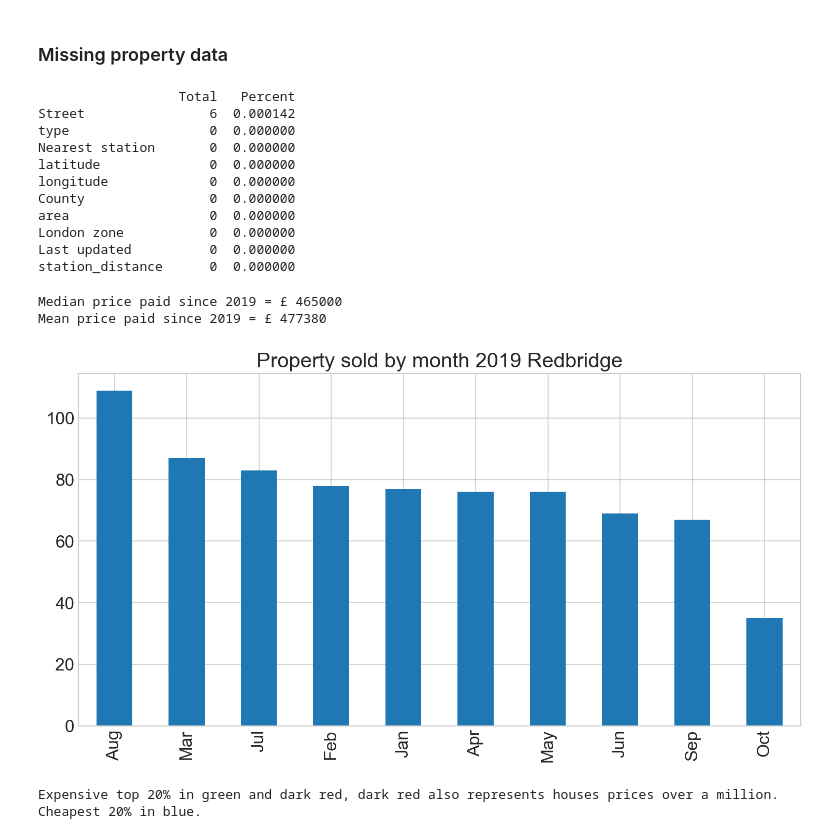
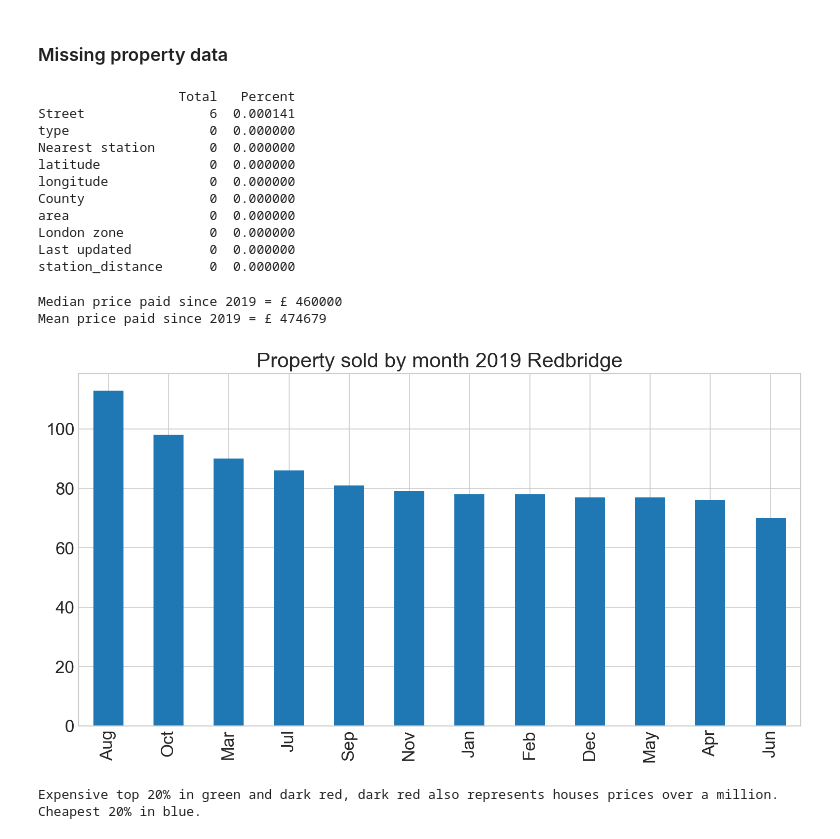
Before and after one commit to khalidhu/property_analysis, a Jupyter notebook: land_registry_data_Redbridge.ipynb, the cells around one changed output. Drawn from its saved outputs; the diff is of its cells as text; code cells hidden in the pictures.

```diff
--- a/land_registry_data_Redbridge.ipynb
+++ b/land_registry_data_Redbridge.ipynb
@@ -63,8 +63,8 @@ To toggle on/off the raw code, click <a href="javascript:code_toggle()">here</a>
 #= ['E4','E10','E11','E17']
 #= ['NG2','NG5','NG7','NG11','NG8']
 
-start_date = date(date.today().year -2, 1, 1).strftime('%Y-%m-%d')
-end_date = date(date.today().year, 12, 31).strftime('%Y-%m-%d')
+start_date = date(date.today().year -3, 1, 1).strftime('%Y-%m-%d')
+end_date = date(date.today().year -1, 12, 31).strftime('%Y-%m-%d')
 
 
 #print(start_date[:4],end_date)
@@ -75,7 +75,7 @@ def trim_all_columns(df):
     """
     trimStrings = lambda x: x.strip() if type(x) is str else x
     df_out = df.applymap(trimStrings)
-    return df_out
+    yield df_out
 
 def set_property_type(df,lookup):
     """
@@ -87,7 +87,7 @@ def set_property_type(df,lookup):
     O: Other
     """
     df_out = df['property_type'].map(lookup)
-    return df_out
+    yield df_out
 
 def missig_data(data):
     """
@@ -119,7 +119,7 @@ def remove_null_rows(df, col):
     """
     out_df = df.loc[df[col].notnull()]
     out_df.reset_index(inplace = True, drop = True)
-    return out_df
+    yield out_df
 
 def query_latitude_longtitude(area):
     """
@@ -249,7 +257,7 @@ Index(['postcode', 'latitude', 'longitude', 'County', 'area', 'London zone',
 print(missig_data(data).head(10))
 # %% [output]
                   Total   Percent
-Street                6  0.000142
+Street                6  0.000141
 type                  0  0.000000
 Nearest station       0  0.000000
 latitude              0  0.000000
@@ -284,18 +292,18 @@ def query_postcode_lon_lat(lon,lat):
 city = data['town/city'].dropna().unique()
 city = ' '.join(city).capitalize()
 # %%
-avg_start_date =date(date.today().year, 1, 1).strftime('%Y-%m-%d')
+avg_start_date = date(date.today().year -1, 1, 1).strftime('%Y-%m-%d')
 avg = filter_data( data,avg_start_date, end_date)
 
 bar_title = "Property sold by month {0} {1}".format(avg_start_date[:4],area)
 monthly_sales(avg).plot(x='date_of_transfer', kind='bar', title=bar_title)
 
 print('Median price paid since 2019 = £ %d' % np.median(avg['price']))
 print('Mean price paid since 2019 = £ %d' % np.mean(avg['price']))
 # %% [output]
-Median price paid since 2019 = £ 465000
-Mean price paid since 2019 = £ 477380
+Median price paid since 2019 = £ 460000
+Mean price paid since 2019 = £ 474679
-[figure, old version]
+[figure, new version]
 # %%
 df = filter_data(data, start_date, end_date)
 twenty_percent = int(20/100 *len(df))
```
Also changed, not shown: parts of 11 cells of this notebook, 1 other file.
